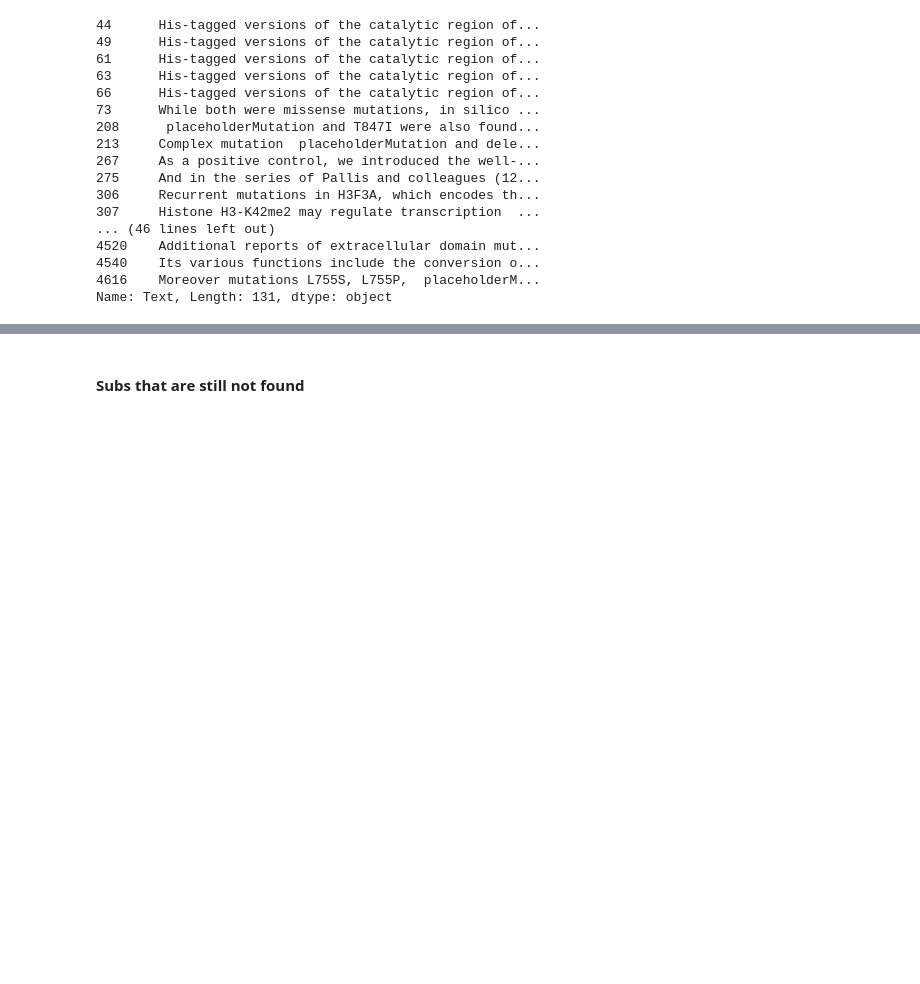
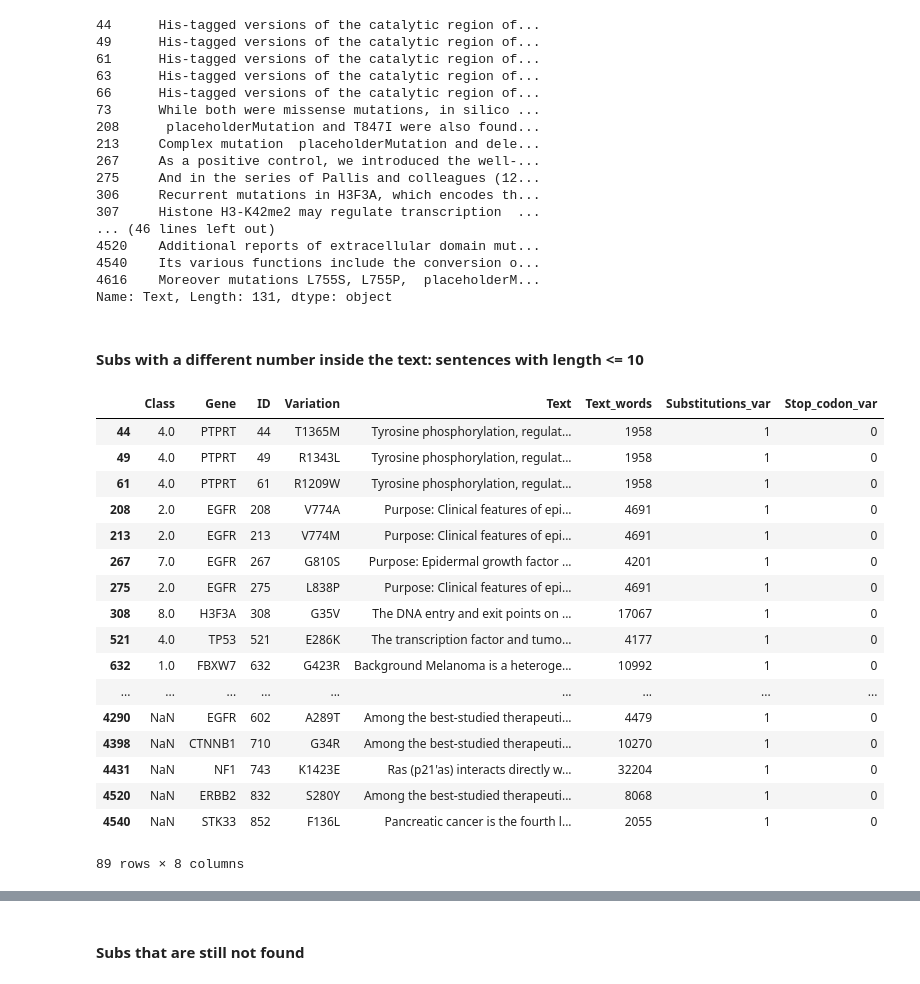
Before and after one commit to Sorelz/Kaggle_MSK, a Jupyter notebook: Window/w_Pre_Processing.ipynb, the cells around one changed output, grey strips where cells are left out. Saved outputs shown, nothing was run; the diff lists cells and outputs as text; code cells hidden in the pictures; blank space fills up the shorter version.

Commit message:
window on sentence length

```diff
--- a/Window/w_Pre_Processing.ipynb
+++ b/Window/w_Pre_Processing.ipynb
@@ -312,10 +356,12 @@ sub_number_text, sub_number_no_text = find_sub_numberChange(sub_no_text) # 108 s
 # %%
 ## use tokenizer to split into sentences of subs that have different number in text
 NLTK_sub_number = [sent_tokenize(sub_number_text.Text[i]) for i in sub_number_text.index]
+NLTK_sub_number_window = copy.deepcopy(NLTK_sub_number) # a deep copy is necessary besauce something magical and strange happening without it
+NLTK_sub_number_copy = copy.deepcopy(NLTK_sub_number) # again for backup purposes
 # %%
 # extract window for the sub sentences where they appear
 # !! Use [:] because it makes a copy and doesn't change anything to the original indexes
-sub_number_sentences = get_sentences_sub_number(sub_number_text[:], NLTK_sub_number[:], window_left = 0, window_right = 0)
+sub_number_sentences = get_sentences_sub_number(sub_number_text[:], NLTK_sub_number_copy[:], window_left = 0, window_right = 0)
 sub_number_string = sentences_to_string(sub_number_sentences)
 # %%
 data_all.Text.iloc[sub_number_text.index] = sub_number_string #iloc for indexing based on integers
@@ -342,3 +388,5 @@ See the caveats in the documentation: http://pandas.pydata.org/pandas-docs/stabl
 4540    Its various functions include the conversion o...
 4616    Moreover mutations L755S, L755P,  placeholderM...
 Name: Text, Length: 131, dtype: object
+# %% [markdown]
+#### Subs with a different number inside the text: sentences with length <= 10
@@ -344,0 +398,23 @@ Name: Text, Length: 131, dtype: object
+# %%
+new_index = sub_number_text.index[indexes]
+sub_number_window = sub_number_text.loc[new_index] # gets the subs with the low length
+sub_number_window #89 cases
+# %% [output]
+|  | Class | Gene | ID | Variation | Text | Text_words | Substitutions_var | Stop_codon_var |
+| 44 | 4.0 | PTPRT | 44 | T1365M | Tyrosine phosphorylation, regulat... | 1958 | 1 | 0 |
+| 49 | 4.0 | PTPRT | 49 | R1343L | Tyrosine phosphorylation, regulat... | 1958 | 1 | 0 |
+| 61 | 4.0 | PTPRT | 61 | R1209W | Tyrosine phosphorylation, regulat... | 1958 | 1 | 0 |
+| 208 | 2.0 | EGFR | 208 | V774A | Purpose: Clinical features of epi... | 4691 | 1 | 0 |
+| 213 | 2.0 | EGFR | 213 | V774M | Purpose: Clinical features of epi... | 4691 | 1 | 0 |
+| 267 | 7.0 | EGFR | 267 | G810S | Purpose: Epidermal growth factor ... | 4201 | 1 | 0 |
+| 275 | 2.0 | EGFR | 275 | L838P | Purpose: Clinical features of epi... | 4691 | 1 | 0 |
+| 308 | 8.0 | H3F3A | 308 | G35V | The DNA entry and exit points on ... | 17067 | 1 | 0 |
+| 521 | 4.0 | TP53 | 521 | E286K | The transcription factor and tumo... | 4177 | 1 | 0 |
+| 632 | 1.0 | FBXW7 | 632 | G423R | Background Melanoma is a heteroge... | 10992 | 1 | 0 |
+| ... | ... | ... | ... | ... | ... | ... | ... | ... |
+| 4290 | NaN | EGFR | 602 | A289T | Among the best-studied therapeuti... | 4479 | 1 | 0 |
+| 4398 | NaN | CTNNB1 | 710 | G34R | Among the best-studied therapeuti... | 10270 | 1 | 0 |
+| 4431 | NaN | NF1 | 743 | K1423E | Ras (p21'as) interacts directly w... | 32204 | 1 | 0 |
+| 4520 | NaN | ERBB2 | 832 | S280Y | Among the best-studied therapeuti... | 8068 | 1 | 0 |
+| 4540 | NaN | STK33 | 852 | F136L | Pancreatic cancer is the fourth l... | 2055 | 1 | 0 |
+89 rows × 8 columns
```
Also changed, not shown: parts of 30 cells of this notebook.
